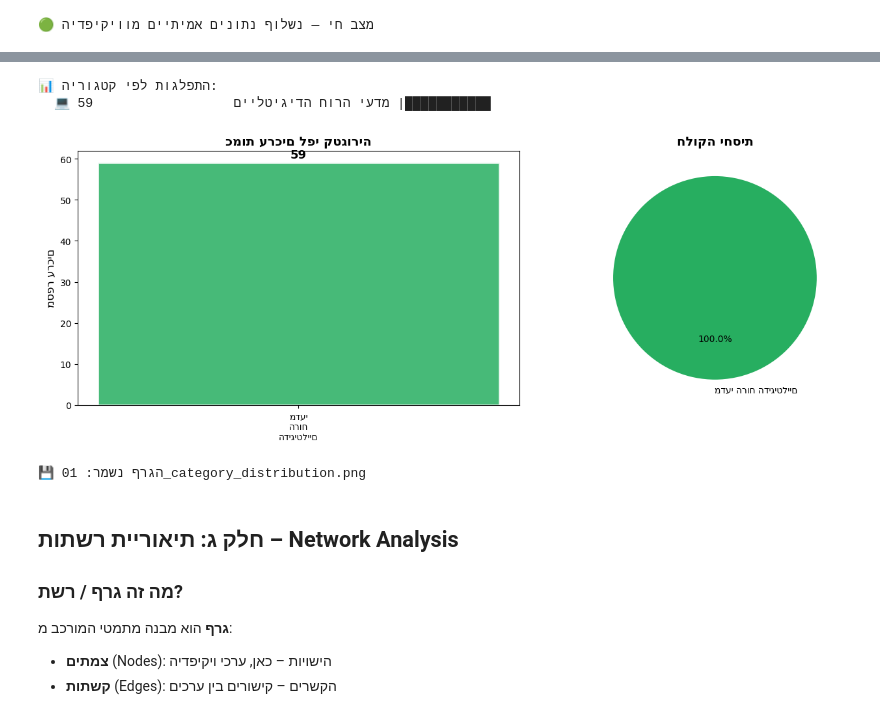
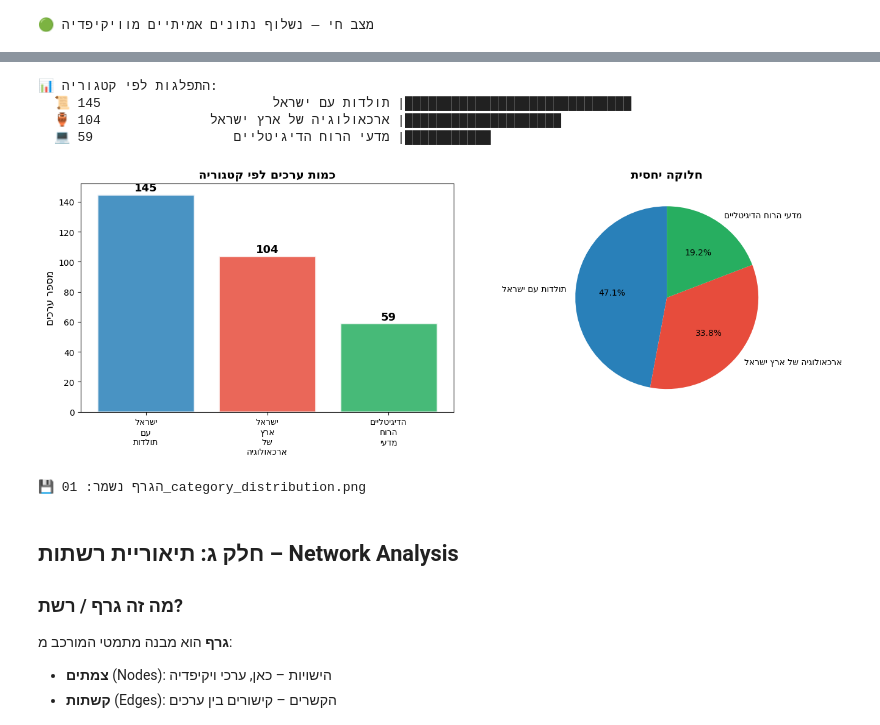
Before and after one commit to shaigordin/introdh, a Jupyter notebook: notebooks/2026wiki/01_ויקיפדיה_ורשתות_ידע.ipynb, the cells around one changed output, grey strips where cells are left out. Saved outputs shown, nothing was run; the diff lists cells and outputs as text; code cells hidden in the pictures.

Commit message:
nb1: add scipy, fix SUGGESTED_PROJECTS category keys, full end-to-end verified

```diff
--- a/notebooks/2026wiki/01_ויקיפדיה_ורשתות_ידע.ipynb
+++ b/notebooks/2026wiki/01_ויקיפדיה_ורשתות_ידע.ipynb
@@ -442,20 +452,20 @@ DEMO_MODE = False   # ← שנו ל-True כדי לדלג על שליפת ויק
 
 # נתוני דוגמה (ישמשו כאשר DEMO_MODE=True)
 DEMO_PAGES = [
-    {'title': 'מגידו', 'pageid': 51200, 'category': 'ארכיאולוגיה של ארץ ישראל'},
-    {'title': 'תל חצור', 'pageid': 57301, 'category': 'ארכיאולוגיה של ארץ ישראל'},
-    {'title': 'תל לכיש', 'pageid': 42100, 'category': 'ארכיאולוגיה של ארץ ישראל'},
-    {'title': 'בית שאן', 'pageid': 38200, 'category': 'ארכיאולוגיה של ארץ ישראל'},
-    {'title': 'תל באר שבע', 'pageid': 33100, 'category': 'ארכיאולוגיה של ארץ ישראל'},
-    {'title': 'יריחו', 'pageid': 29400, 'category': 'ארכיאולוגיה של ארץ ישראל'},
-    {'title': 'אשדוד', 'pageid': 26300, 'category': 'ארכיאולוגיה של ארץ ישראל'},
-    {'title': 'תקופת הברזל', 'pageid': 22100, 'category': 'ארכיאולוגיה של ארץ ישראל'},
-    {'title': 'גלות בבל', 'pageid': 71200, 'category': 'היסטוריה של עם ישראל'},
-    {'title': 'ממלכת ישראל', 'pageid': 65400, 'category': 'היסטוריה של עם ישראל'},
-    {'title': 'ממלכת יהודה', 'pageid': 62300, 'category': 'היסטוריה של עם ישראל'},
-    {'title': 'שיבת ציון', 'pageid': 58900, 'category': 'היסטוריה של עם ישראל'},
-    {'title': 'המרד הגדול', 'pageid': 54100, 'category': 'היסטוריה של עם ישראל'},
-    {'title': 'ספרות עברית', 'pageid': 49200, 'category': 'היסטוריה של עם ישראל'},
+    {'title': 'מגידו', 'pageid': 51200, 'category': 'ארכאולוגיה של ארץ ישראל'},
+    {'title': 'תל חצור', 'pageid': 57301, 'category': 'ארכאולוגיה של ארץ ישראל'},
+    {'title': 'תל לכיש', 'pageid': 42100, 'category': 'ארכאולוגיה של ארץ ישראל'},
+    {'title': 'בית שאן', 'pageid': 38200, 'category': 'ארכאולוגיה של ארץ ישראל'},
+    {'title': 'תל באר שבע', 'pageid': 33100, 'category': 'ארכאולוגיה של ארץ ישראל'},
+    {'title': 'יריחו', 'pageid': 29400, 'category': 'ארכאולוגיה של ארץ ישראל'},
+    {'title': 'אשדוד', 'pageid': 26300, 'category': 'ארכאולוגיה של ארץ ישראל'},
+    {'title': 'תקופת הברזל', 'pageid': 22100, 'category': 'ארכאולוגיה של ארץ ישראל'},
+    {'title': 'גלות בבל', 'pageid': 71200, 'category': 'תולדות עם ישראל'},
+    {'title': 'ממלכת ישראל', 'pageid': 65400, 'category': 'תולדות עם ישראל'},
+    {'title': 'ממלכת יהודה', 'pageid': 62300, 'category': 'תולדות עם ישראל'},
+    {'title': 'שיבת ציון', 'pageid': 58900, 'category': 'תולדות עם ישראל'},
+    {'title': 'המרד הגדול', 'pageid': 54100, 'category': 'תולדות עם ישראל'},
+    {'title': 'ספרות עברית', 'pageid': 49200, 'category': 'תולדות עם ישראל'},
     {'title': 'דיגיטציה', 'pageid': 31000, 'category': 'מדעי הרוח הדיגיטליים'},
     {'title': 'קריאה מרחוק', 'pageid': 28500, 'category': 'מדעי הרוח הדיגיטליים'},
     {'title': 'ניתוח רשתות חברתיות', 'pageid': 25100, 'category': 'מדעי הרוח הדיגיטליים'},
@@ -573,43 +583,45 @@ counts = df.groupby('category').size().sort_values(ascending=False)
 print("📊 התפלגות לפי קטגוריה:")
 for cat, n in counts.items():
     icon = CATEGORIES[cat]['icon']
-    bar = '█' * (n // 5)
-    print(f"  {icon} {cat[:35]:<35} {n:>4} |{bar}")
+    bar_str = '█' * (n // 5)
+    print(f"  {icon} {cat[:35]:<35} {n:>4} |{bar_str}")
 
 # גרף
 fig, (ax1, ax2) = plt.subplots(1, 2, figsize=(14, 5))
 colors = [CATEGORIES[c]['color'] for c in counts.index]
 
 # תיקון כיוון עברית ב-matplotlib באמצעות python-bidi
 def rtl(text):
     """מכין מחרוזת עברית לתצוגה תקינה בגרפי matplotlib."""
     return get_display(text)
 
 # עמודות
 bars = ax1.bar(range(len(counts)), counts.values,
                color=colors, alpha=0.85, edgecolor='white', linewidth=2)
 ax1.set_xticks(range(len(counts)))
 ax1.set_xticklabels([rtl(c).replace(' ', '\n') for c in counts.index], fontsize=10)
 ax1.set_ylabel(rtl('מספר ערכים'), fontsize=12)
 ax1.set_title(rtl('כמות ערכים לפי קטגוריה'), fontsize=14, fontweight='bold')
 for bar, val in zip(bars, counts.values):
     ax1.text(bar.get_x() + bar.get_width()/2., bar.get_height() + 0.5,
              str(val), ha='center', va='bottom', fontsize=13, fontweight='bold')
 
 # עוגה
 ax2.pie(counts.values, labels=[rtl(c) for c in counts.index], colors=colors,
         autopct='%1.1f%%', startangle=90,
         textprops={'fontsize': 10})
 ax2.set_title(rtl('חלוקה יחסית'), fontsize=14, fontweight='bold')
 
+plt.tight_layout()
+plt.savefig('01_category_distribution.png', dpi=150, bbox_inches='tight')
+plt.show()
 print("💾 הגרף נשמר: 01_category_distribution.png")
-
-plt.tight_layout()plt.show()
-plt.savefig('01_category_distribution.png', dpi=150, bbox_inches='tight')
 # %% [output]
 📊 התפלגות לפי קטגוריה:
+  📜 תולדות עם ישראל                      145 |█████████████████████████████
+  🏺 ארכאולוגיה של ארץ ישראל              104 |████████████████████
   💻 מדעי הרוח הדיגיטליים                  59 |███████████
-[figure, old version]
+[figure, new version]
 💾 הגרף נשמר: 01_category_distribution.png
 # %% [markdown]
 ## חלק ג: תיאוריית רשתות – Network Analysis
```
Also changed, not shown: parts of 10 cells of this notebook.
